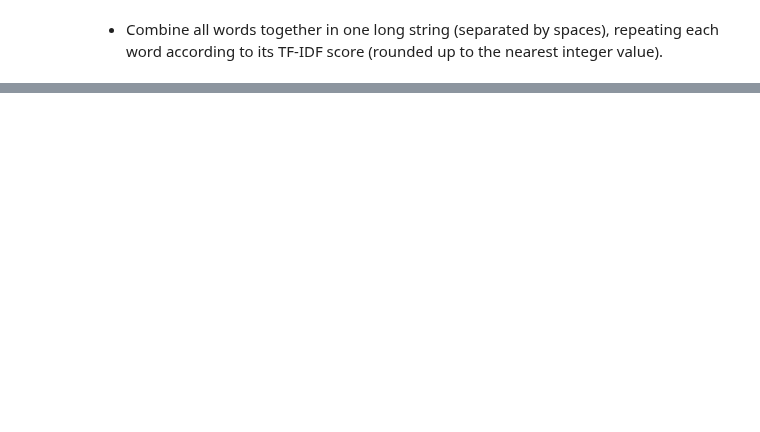
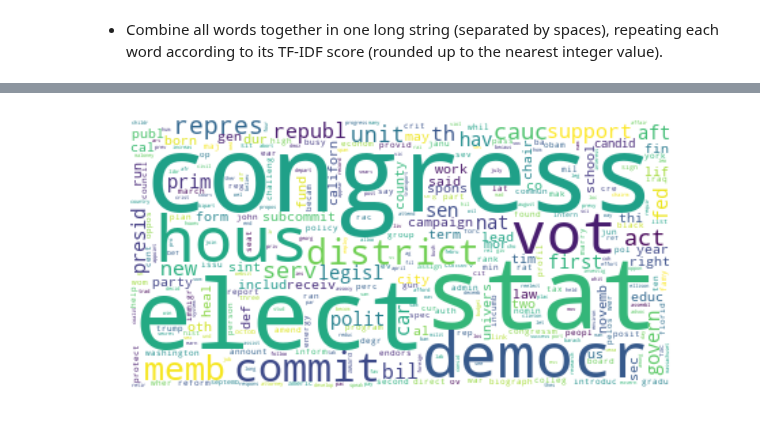
Before and after one commit to thomasnilsson/02805-social-graphs-2018, a Jupyter notebook: week7/Exercise3.ipynb, the cells around one changed output, grey strips where cells are left out. Drawn from its saved outputs; the diff is of its cells as text; code cells hidden in the pictures; blank space fills up the shorter version.

```diff
--- a/week7/Exercise3.ipynb
+++ b/week7/Exercise3.ipynb
@@ -51,0 +53,14 @@ repub_wc_string.count("congress")
+# %%
+demo_wc = WordCloud(
+    background_color="white",
+    max_words=4000, contour_width=3,
+    contour_color='steelblue',
+    collocations=False
+).generate(demo_wc_string)
+
+plt.figure(figsize=[10,5])
+plt.imshow(demo_wc, interpolation='bilinear')
+plt.axis("off")
+plt.show()
+# %% [output]
+[figure, added]
```
Also changed, not shown: parts of 6 cells of this notebook, 4 other files.
